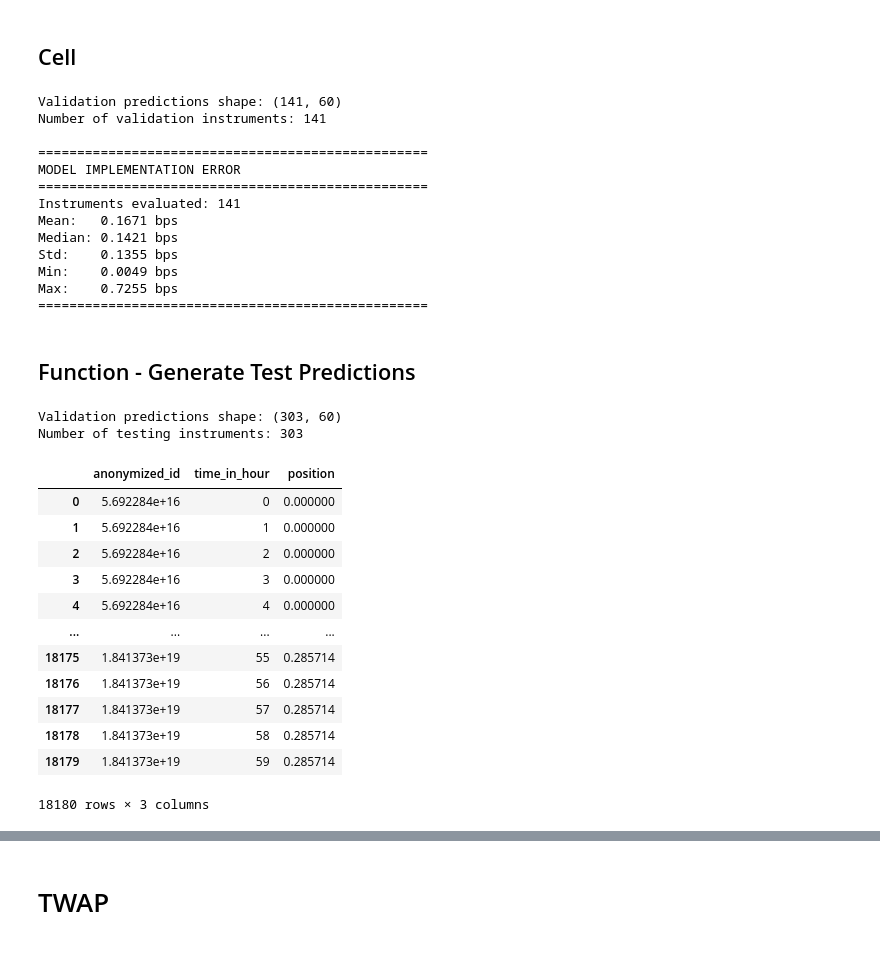
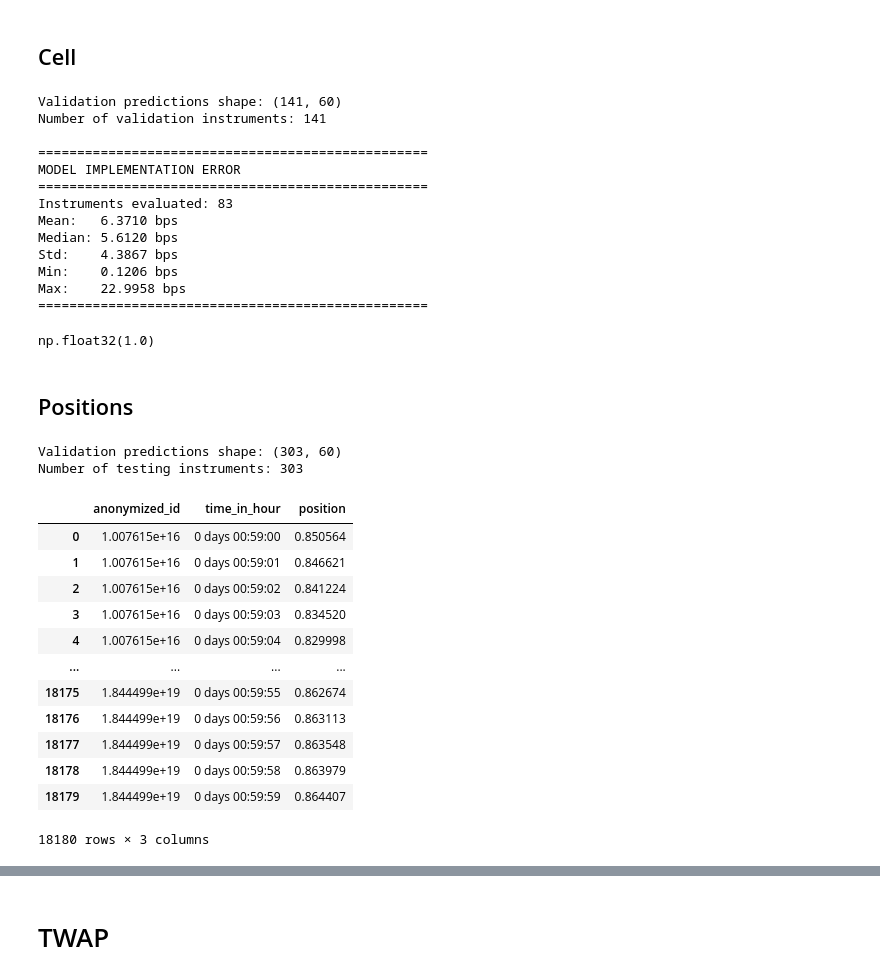
Before and after one commit to JosephZacharyGawlik/Ultramarin, a Jupyter notebook: mhf-final.ipynb, the cells around one changed output, grey strips where cells are left out. Cells and saved outputs as stored; diff of their text form; code cells hidden in the pictures.

Commit message:
created test positions

```diff
--- a/mhf-final.ipynb
+++ b/mhf-final.ipynb
@@ -43,7 +43,8 @@ import sys
 if str(root / "src") not in sys.path:
     sys.path.append(str(root / "src"))
 
-symbol_dir = root / "BTCUSDT"
+data_asset = "LTCUSDT"
+symbol_dir = root / data_asset
 X_path = symbol_dir / "X_train.parquet"
 Y_path = symbol_dir / "y_train.parquet"
 X_test_path = symbol_dir / "X_test.parquet"
@@ -188,15 +189,9 @@ for i, anon_id in enumerate(val_ids):
     pred_close = mid_preds[-1]
 
     price_distance = abs(pred_close - mid_preds)
-    # price_advantage = np.maximum(price_advantage, 0)
+    weights = 1 - price_distance / price_distance.sum()
 
-    weights = 1 - (price_distance / price_distance.sum())
-
-    # if price_advantage.sum() > 0:
-    #     weights = price_advantage / price_advantage.sum()
-    # else:
-    #     weights = np.zeros(60)
-    #     weights[-14:] = 1.0 / 14  # Fallback to TWAP
+    weights /= weights.sum()
 
     model_positions = weights * volume_to_fill
 
@@ -229,15 +224,21 @@ Number of validation instruments: 141
 ==================================================
 MODEL IMPLEMENTATION ERROR
 ==================================================
-Instruments evaluated: 141
-Mean:   0.1671 bps
-Median: 0.1421 bps
-Std:    0.1355 bps
-Min:    0.0049 bps
-Max:    0.7255 bps
+Instruments evaluated: 83
+Mean:   6.3710 bps
+Median: 5.6120 bps
+Std:    4.3867 bps
+Min:    0.1206 bps
+Max:    22.9958 bps
 ==================================================
-# %% [markdown]
-## Function - Generate Test Predictions
+# %%
+weights.sum()
+# %% [output]
+np.float32(1.0)
+# %% [markdown]
+## Positions
+# %%
+times = pd.read_parquet(Y_path)["time_in_hour"].sort_values(ascending=True).unique()
 # %%
 # --- 1. Generate predictions using val_loader ---
 model.eval()
@@ -257,50 +258,44 @@ test_preds = np.concatenate(test_preds, axis=0)  # Shape: [num_val_ids, 60]
 test_ids = [int(uid) for idx, uid in test_map.cpu().numpy()]
 print(f"Validation predictions shape: {test_preds.shape}")
 print(f"Number of testing instruments: {len(test_ids)}")
 
 test_positions = pd.DataFrame()
 
 for i, anon_id in enumerate(test_ids):
 
     # Model-based positions
     mid_preds = test_preds[i]
     pred_close = mid_preds[-1]
 
     price_distance = abs(pred_close - mid_preds)
-    # price_advantage = np.maximum(price_advantage, 0)
-
     weights = 1 - (price_distance / price_distance.sum())
 
-    # if price_advantage.sum() > 0:
-    #     weights = price_advantage / price_advantage.sum()
-    # else:
-    #     weights = np.zeros(60)
-    #     weights[-14:] = 1.0 / 14  # Fallback to TWAP
+    weights /= weights.sum()
 
     model_positions = weights * volume_to_fill
 
     df = pd.DataFrame({
         'anonymized_id': anon_id,
-        'time_in_hour': np.arange(60), # TODO
+        'time_in_hour': times,
         'position': model_positions
     })
 
     test_positions = pd.concat([test_positions, df], ignore_index=True)
 
 test_positions
 # %% [output]
 Validation predictions shape: (303, 60)
 Number of testing instruments: 303
 |  | anonymized_id | time_in_hour | position |
-| 0 | 5.692284e+16 | 0 | 0.000000 |
-| 1 | 5.692284e+16 | 1 | 0.000000 |
-| 2 | 5.692284e+16 | 2 | 0.000000 |
-| 3 | 5.692284e+16 | 3 | 0.000000 |
-| 4 | 5.692284e+16 | 4 | 0.000000 |
+| 0 | 1.007615e+16 | 0 days 00:59:00 | 0.850564 |
+| 1 | 1.007615e+16 | 0 days 00:59:01 | 0.846621 |
+| 2 | 1.007615e+16 | 0 days 00:59:02 | 0.841224 |
+| 3 | 1.007615e+16 | 0 days 00:59:03 | 0.834520 |
+| 4 | 1.007615e+16 | 0 days 00:59:04 | 0.829998 |
 | ... | ... | ... | ... |
-| 18175 | 1.841373e+19 | 55 | 0.285714 |
-| 18176 | 1.841373e+19 | 56 | 0.285714 |
-| 18177 | 1.841373e+19 | 57 | 0.285714 |
-| 18178 | 1.841373e+19 | 58 | 0.285714 |
-| 18179 | 1.841373e+19 | 59 | 0.285714 |
+| 18175 | 1.844499e+19 | 0 days 00:59:55 | 0.862674 |
+| 18176 | 1.844499e+19 | 0 days 00:59:56 | 0.863113 |
+| 18177 | 1.844499e+19 | 0 days 00:59:57 | 0.863548 |
+| 18178 | 1.844499e+19 | 0 days 00:59:58 | 0.863979 |
+| 18179 | 1.844499e+19 | 0 days 00:59:59 | 0.864407 |
 18180 rows × 3 columns
```
Also changed, not shown: parts of 18 cells of this notebook, 28 other files.
